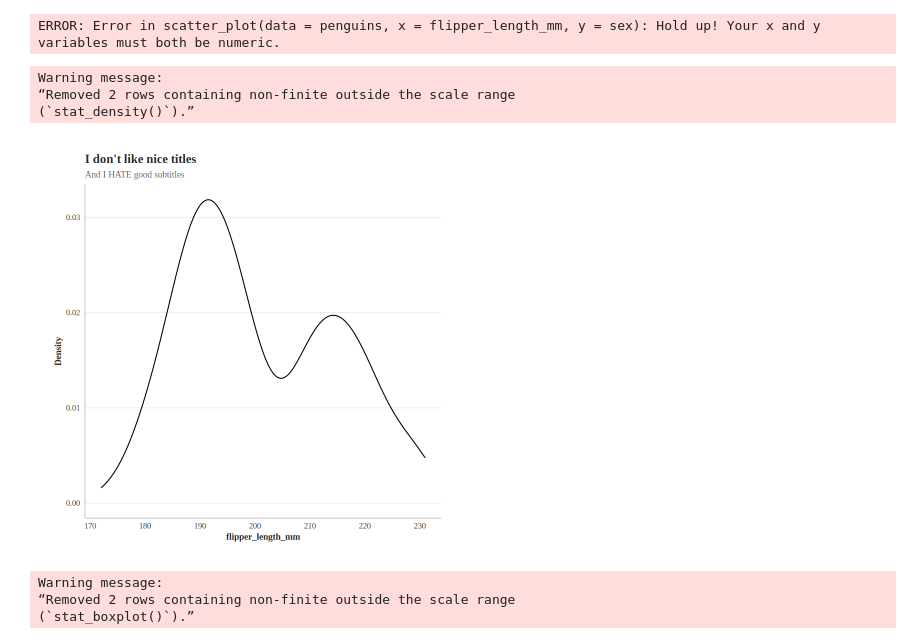
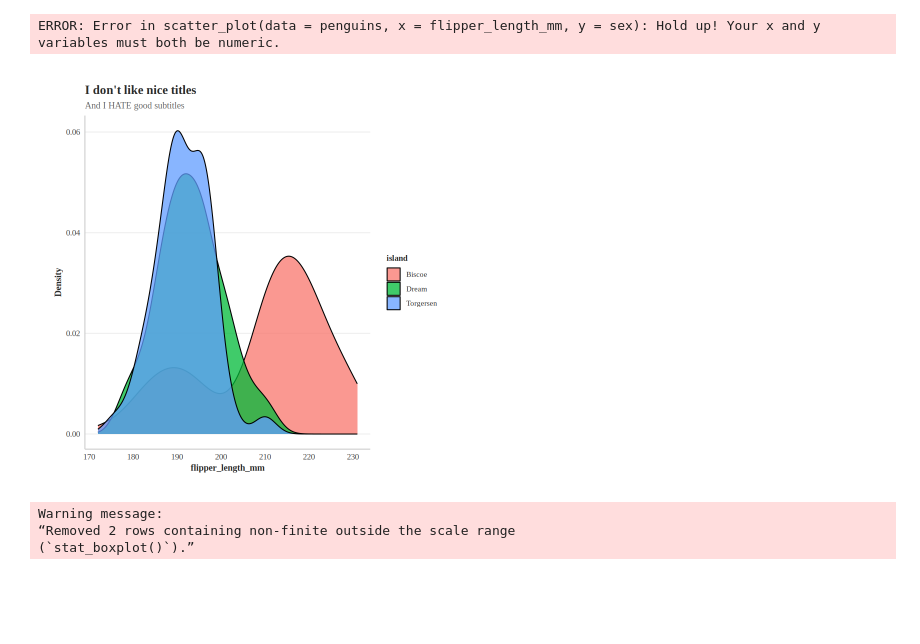
Before and after one commit to TigisInumaki/Unit0, a Jupyter notebook: ApResearchCT_BIO.ipynb, the cells around one changed output. Cells and saved outputs as stored; diff of their text form; code cells hidden in the pictures; blank space fills up the shorter version.

```diff
--- a/ApResearchCT_BIO.ipynb
+++ b/ApResearchCT_BIO.ipynb
@@ -130,13 +149,10 @@ scatter_plot(data = penguins,
 # %% [output]
 ERROR: Error in scatter_plot(data = penguins, x = flipper_length_mm, y = sex): Hold up! Your x and y variables must both be numeric.
 # %%
-density_plot(data= penguins,
-             x = flipper_length_mm)
+density_plot(data=penguins%>%filter(sex!="NA"),
+             x=flipper_length_mm,color_by=island)
 # %% [output]
-Warning message:
-“Removed 2 rows containing non-finite outside the scale range
-(`stat_density()`).”
-[figure, old version]
+[figure, new version]
 # %%
 box_plot(data = penguins,
          x = flipper_length_mm,
```
Also changed, not shown: parts of 8 cells of this notebook.
